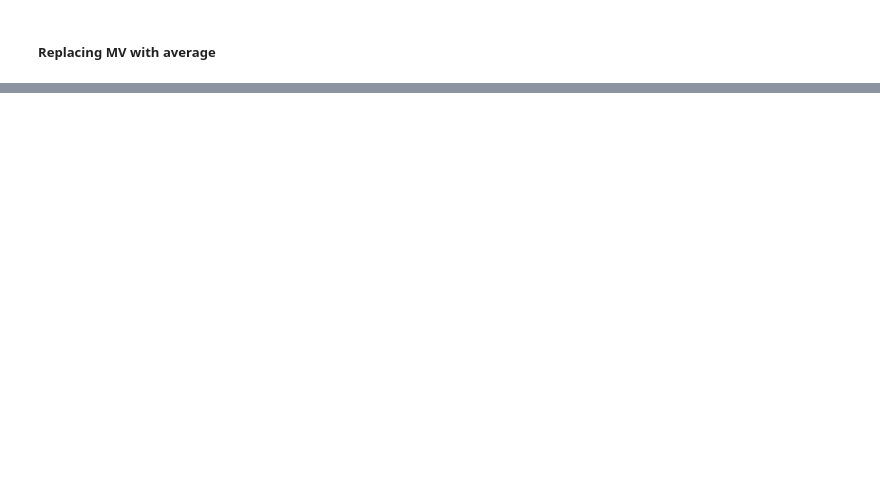
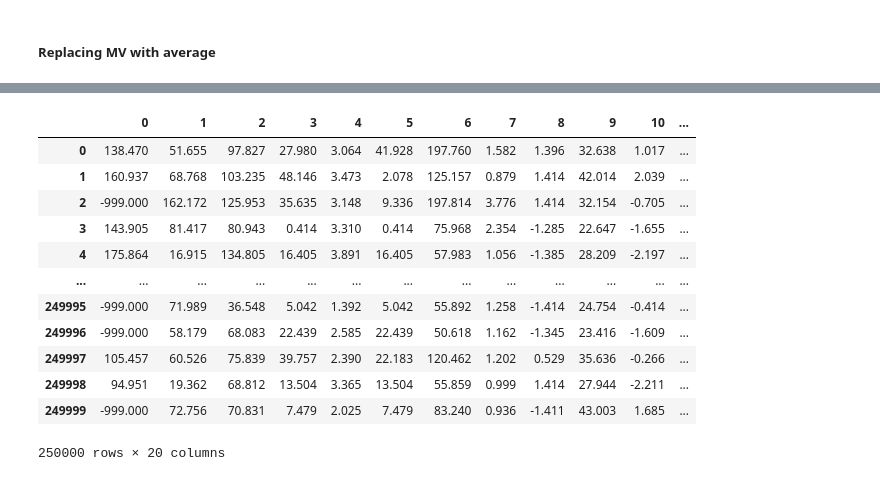
Before and after one commit to frblazquez/LC3, a Jupyter notebook: Project 1/scripts/tests.ipynb, the cells around one changed output, grey strips where cells are left out. Cells and saved outputs as stored; diff of their text form; code cells hidden in the pictures; blank space fills up the shorter version.

```diff
--- a/Project 1/scripts/tests.ipynb
+++ b/Project 1/scripts/tests.ipynb
@@ -60,0 +233,16 @@ np.average(remove_points_with_MV(y,tx,-999), axis=0)
+# %%
+pd.DataFrame(tx)
+# %% [output]
+|  | 0 | 1 | 2 | 3 | 4 | 5 | 6 | 7 | 8 | 9 | 10 | ... |
+| 0 | 138.470 | 51.655 | 97.827 | 27.980 | 3.064 | 41.928 | 197.760 | 1.582 | 1.396 | 32.638 | 1.017 | ... |
+| 1 | 160.937 | 68.768 | 103.235 | 48.146 | 3.473 | 2.078 | 125.157 | 0.879 | 1.414 | 42.014 | 2.039 | ... |
+| 2 | -999.000 | 162.172 | 125.953 | 35.635 | 3.148 | 9.336 | 197.814 | 3.776 | 1.414 | 32.154 | -0.705 | ... |
+| 3 | 143.905 | 81.417 | 80.943 | 0.414 | 3.310 | 0.414 | 75.968 | 2.354 | -1.285 | 22.647 | -1.655 | ... |
+| 4 | 175.864 | 16.915 | 134.805 | 16.405 | 3.891 | 16.405 | 57.983 | 1.056 | -1.385 | 28.209 | -2.197 | ... |
+| ... | ... | ... | ... | ... | ... | ... | ... | ... | ... | ... | ... | ... |
+| 249995 | -999.000 | 71.989 | 36.548 | 5.042 | 1.392 | 5.042 | 55.892 | 1.258 | -1.414 | 24.754 | -0.414 | ... |
+| 249996 | -999.000 | 58.179 | 68.083 | 22.439 | 2.585 | 22.439 | 50.618 | 1.162 | -1.345 | 23.416 | -1.609 | ... |
+| 249997 | 105.457 | 60.526 | 75.839 | 39.757 | 2.390 | 22.183 | 120.462 | 1.202 | 0.529 | 35.636 | -0.266 | ... |
+| 249998 | 94.951 | 19.362 | 68.812 | 13.504 | 3.365 | 13.504 | 55.859 | 0.999 | 1.414 | 27.944 | -2.211 | ... |
+| 249999 | -999.000 | 72.756 | 70.831 | 7.479 | 2.025 | 7.479 | 83.240 | 0.936 | -1.411 | 43.003 | 1.685 | ... |
+250000 rows × 20 columns
```
Also changed, not shown: parts of 23 cells of this notebook, 1 other file.
